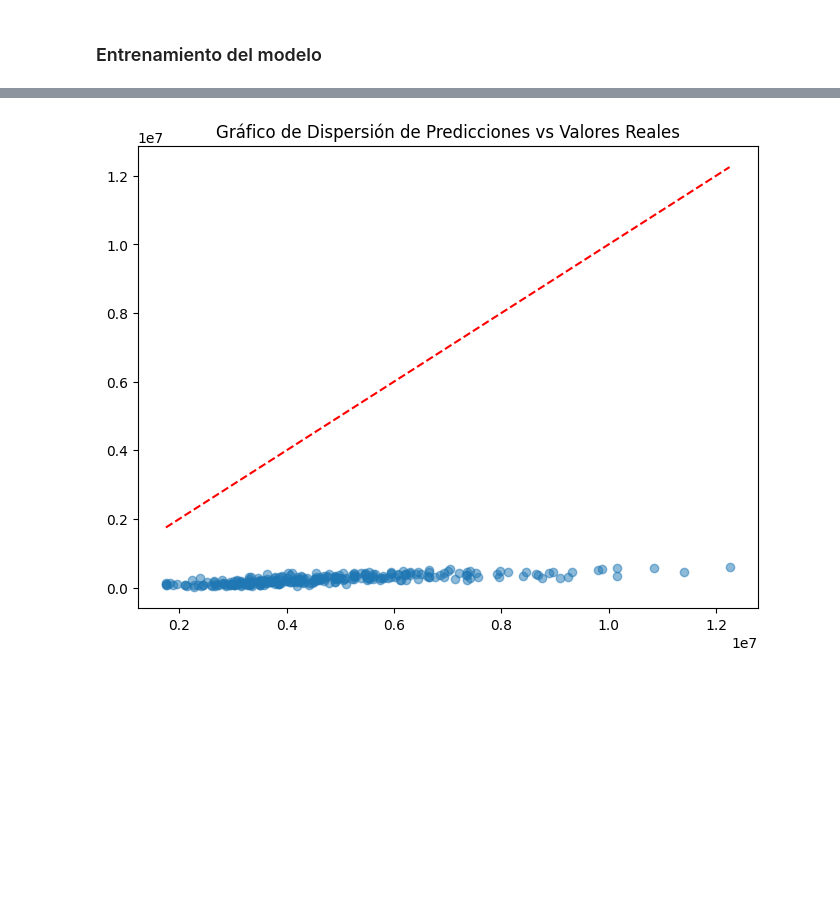
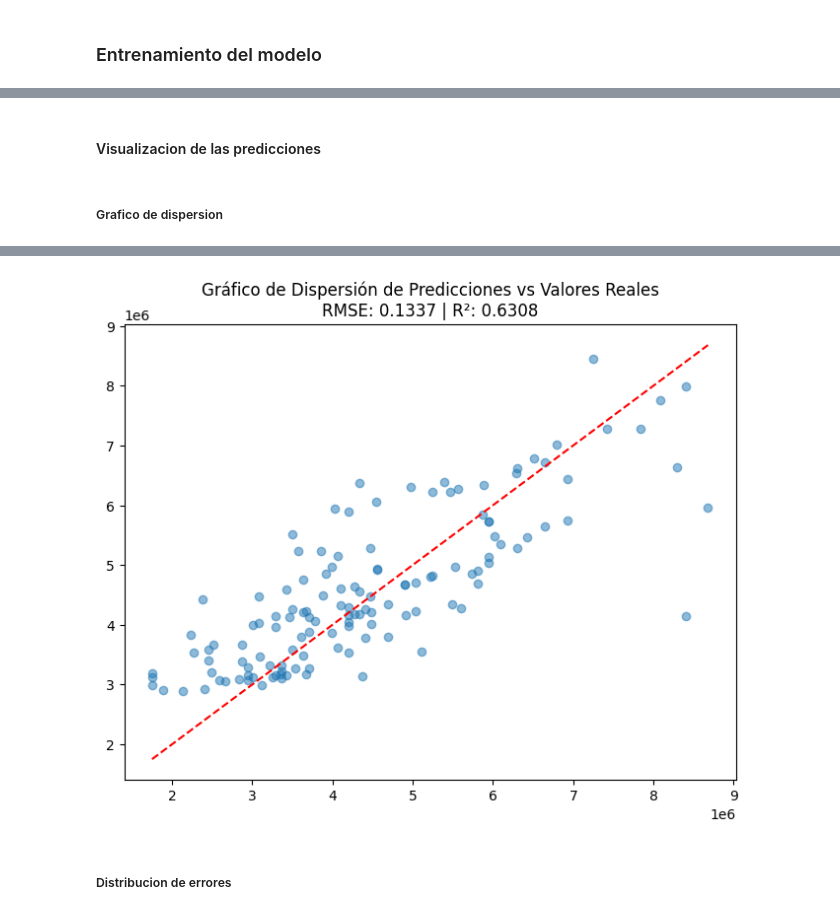
Before and after one commit to Alvaro-diez/Desarrollo-generativa, a Jupyter notebook: casos_de_estudio/caso_1/caso_estudio1.ipynb, the cells around one changed output, grey strips where cells are left out. Drawn from its saved outputs; the diff is of its cells as text; code cells hidden in the pictures; blank space fills up the shorter version.

Commit message:
Commit con el modelo completado y la api con el endpoint desarrollada

```diff
--- a/casos_de_estudio/caso_1/caso_estudio1.ipynb
+++ b/casos_de_estudio/caso_1/caso_estudio1.ipynb
@@ -277,10 +278,8 @@ Index(['price'], dtype='object')
 # %%
 from sklearn.model_selection import train_test_split
 
-x_train, x_test, y_train, y_test = train_test_split(x, y, train_size=0.5, random_state=0)
+x_train, x_test, y_train, y_test = train_test_split(x, y, train_size=0.75, random_state=0)
 
-print(x_train.shape)
-print(y_train.shape)
-print(x_test.shape)
-print(y_test.shape)
+print(f"Variables de entrenamiento: {x_train.shape}, {y_train.shape}")
+print(f"Variables de test: {x_test.shape}, {y_test.shape}")
 # %% [output]
@@ -316,11 +315,13 @@ def create_model(dropout_value=0.25, learning_rate=0.001):
         tf.keras.layers.Dense(128, activation='relu'),
         tf.keras.layers.Dropout(dropout_value),
         tf.keras.layers.Dense(64, activation='relu'),
+        tf.keras.layers.Dropout(dropout_value),
         tf.keras.layers.Dense(1, activation='linear')
     ])
 
     model.compile(
-        optimizer=tf.keras.optimizers.Adam(learning_rate=learning_rate),
+        # optimizer=tf.keras.optimizers.Adam(learning_rate=learning_rate),
+        optimizer=tf.keras.optimizers.SGD(learning_rate=learning_rate, momentum=0.85),
         loss=tf.keras.losses.mse,
         metrics=[tf.keras.metrics.MeanAbsoluteError(),
                 tf.keras.metrics.RootMeanSquaredError(),
@@ -328,7 +329,3 @@ def create_model(dropout_value=0.25, learning_rate=0.001):
         ]
     )
     return model
-
-model_price = create_model(dropout_value=0.25, learning_rate=0.001)
-
-model_price.summary()
@@ -350,0 +332,4 @@ Model: "sequential_15"
+# %%
+model_price = create_model(dropout_value=0.15, learning_rate=0.001)
+
+model_price.summary()
@@ -401,0 +407,7 @@ R2: -553.92%
+# %%
+# Obtener predicciones (en escala normalizada)
+y_pred_scaled = model_price.predict(x_test)
+
+# Desescalar las predicciones al precio original
+y_pred = scaler_price.inverse_transform(y_pred_scaled)  # Ahora en la escala original
+y_test_original = scaler_price.inverse_transform(y_test)  # También revertimos y_test para compararlo correctamente
@@ -402,14 +416,19 @@ R2: -553.92%
+# %% [markdown]
+#### Visualizacion de las predicciones
+# %% [markdown]
+##### Grafico de dispersion
 # %%
-import matplotlib.pyplot as plt
 import numpy as np
+from sklearn.metrics import mean_squared_error, r2_score
 
-# Obtener predicciones
-y_pred = model_price.predict(x_test).flatten()  # Asegurar que es un array 1D
+# Calcular métricas
+rmse = np.sqrt(mean_squared_error(y_test, y_pred_scaled))
+r2 = r2_score(y_test_original, y_pred)
 
 # Gráfico de dispersión
 plt.figure(figsize=(8, 6))
-plt.scatter(y_test, y_pred, alpha=0.5)
-plt.plot([y_test.min(), y_test.max()], [y_test.min(), y_test.max()], color="red", linestyle="--")
-plt.title("Gráfico de Dispersión de Predicciones vs Valores Reales")
+plt.scatter(y_test_original, y_pred, alpha=0.5)
+plt.plot([y_test_original.min(), y_test_original.max()], [y_test_original.min(), y_test_original.max()], color="red", linestyle="--")
+plt.title(f"Gráfico de Dispersión de Predicciones vs Valores Reales\nRMSE: {rmse:.4f} | R²: {r2:.4f}")
 plt.show()
 # %% [output]
@@ -417 +435,3 @@ plt.show()
-[figure, old version]
+[figure, new version]
+# %% [markdown]
+##### Distribucion de errores
```
Also changed, not shown: parts of 45 cells of this notebook, 9 other files.
